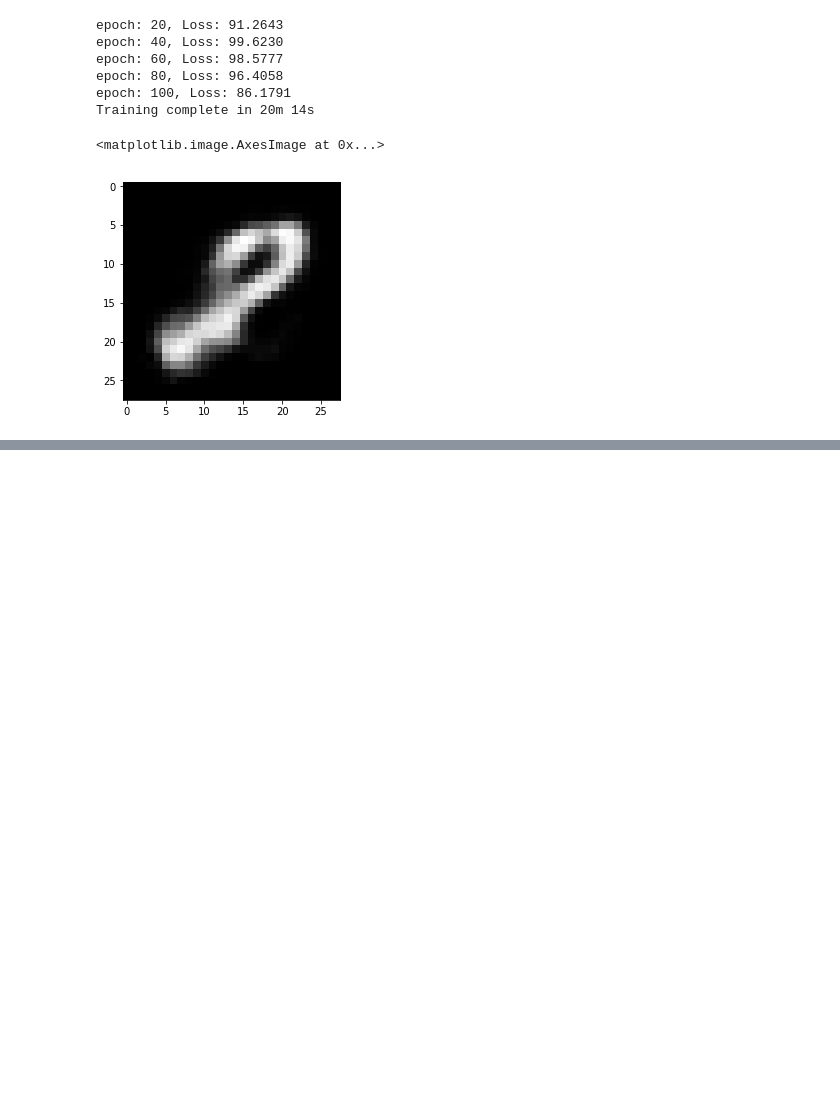
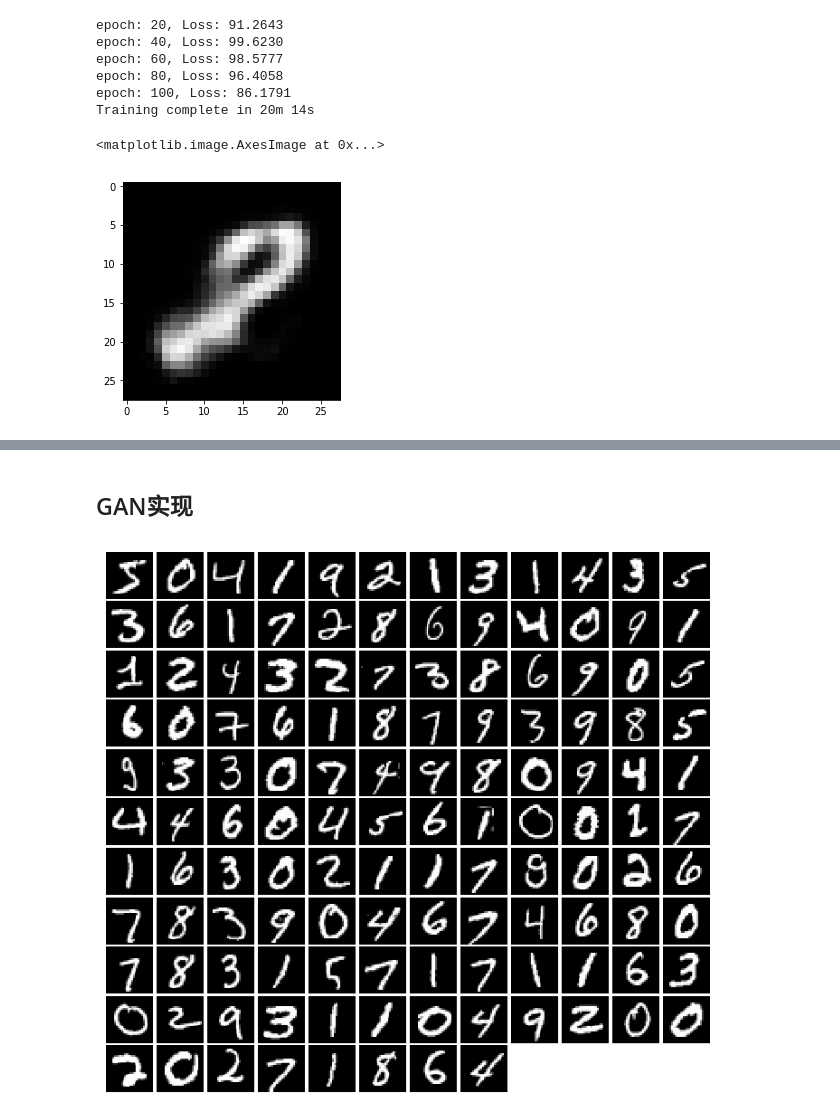
Before and after one commit to vincentgc/Deep-learning, a Jupyter notebook: Basic/GAN.ipynb, the cells around one changed output, grey strips where cells are left out. Saved outputs shown, nothing was run; the diff lists cells and outputs as text; code cells hidden in the pictures; blank space fills up the shorter version.

```diff
--- a/Basic/GAN.ipynb
+++ b/Basic/GAN.ipynb
@@ -265,0 +294,2 @@ optimizer = torch.optim.Adam(net.parameters(), lr=1e-3)
+# %% [markdown]
+## GAN实现
@@ -265,0 +339,36 @@ optimizer = torch.optim.Adam(net.parameters(), lr=1e-3)
+# %%
+class ChunkSampler(sampler.Sampler): # 定义一个取样的函数
+    """Samples elements sequentially from some offset.
+    Arguments:
+        num_samples: # of desired datapoints
+        start: offset where we should start selecting from
+    """
+    def __init__(self, num_samples, start=0):
+        self.num_samples = num_samples
+        self.start = start
+
+    def __iter__(self):
+        return iter(range(self.start, self.start + self.num_samples))
+
+    def __len__(self):
+        return self.num_samples
+
+NUM_TRAIN = 50000
+NUM_VAL = 5000
+
+NOISE_DIM = 96
+batch_size = 128
+
+train_set = MNIST('/home/zlj/data/mnist', train=True, transform=preprocess_img)
+
+train_data = DataLoader(train_set, batch_size=batch_size, sampler=ChunkSampler(NUM_TRAIN, 0))
+
+val_set = MNIST('/home/zlj/data/mnist', train=True, transform=preprocess_img)
+
+val_data = DataLoader(val_set, batch_size=batch_size, sampler=ChunkSampler(NUM_VAL, NUM_TRAIN))
+
+
+imgs = deprocess_img(train_data.__iter__().next()[0].view(batch_size, 784)).numpy().squeeze() # 可视化图片效果
+show_images(imgs)
+# %% [output]
+[figure, added]
```
Also changed, not shown: parts of 21 cells of this notebook, 1 other file.
